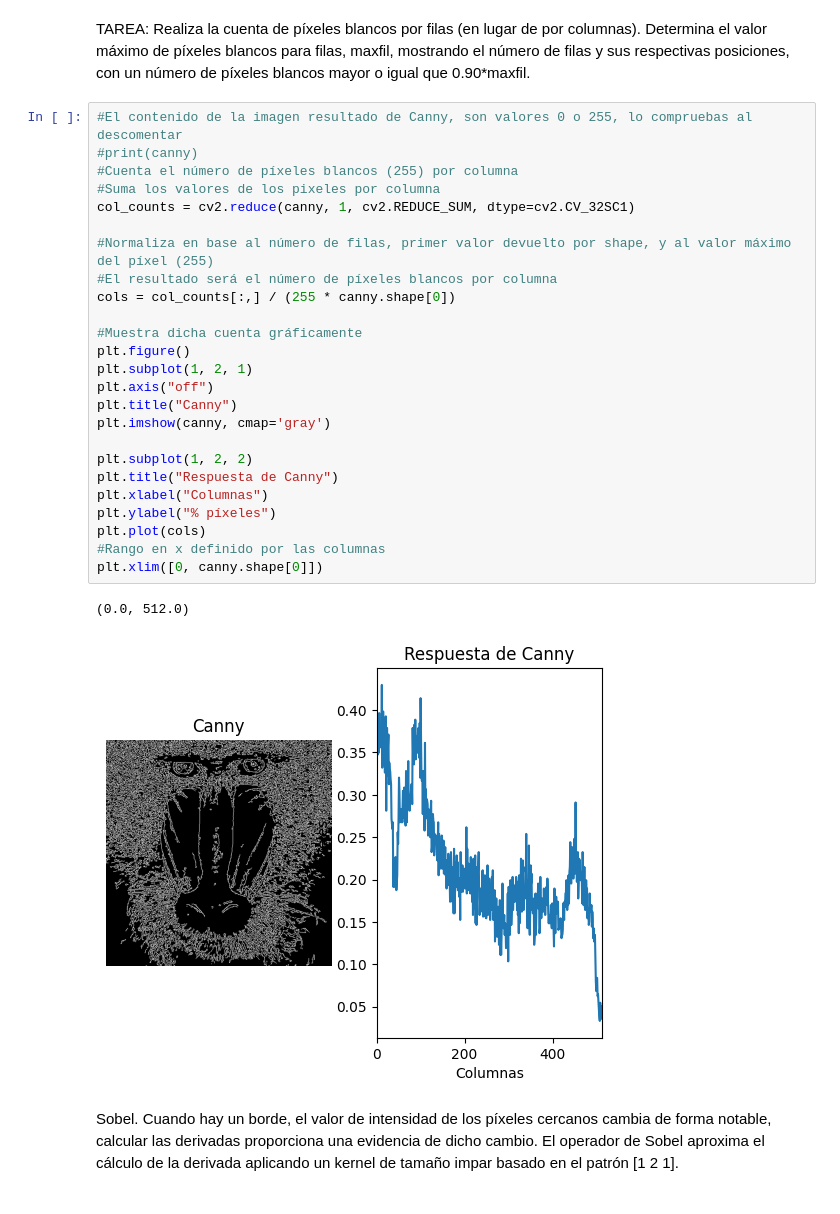
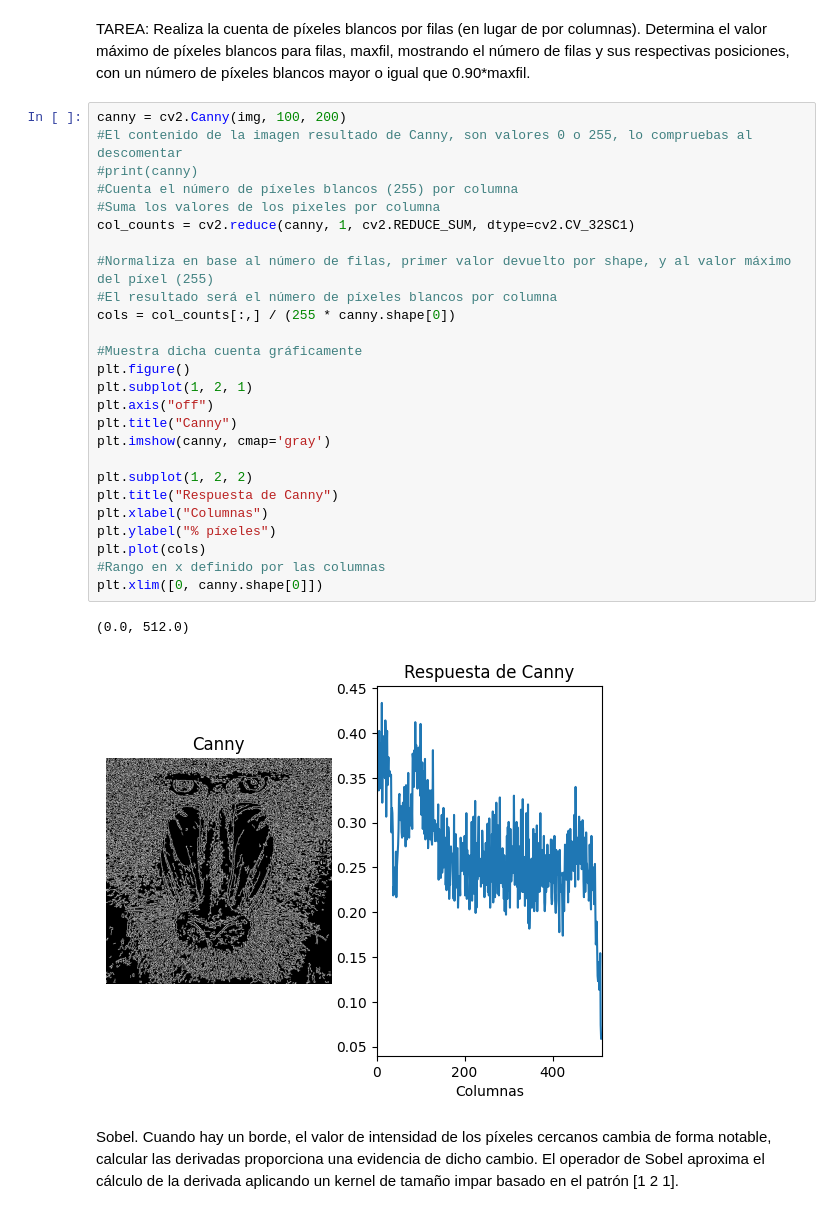
Before and after one commit to lumusa2design/Computer-Visualization, a Jupyter notebook: P2/VC_P2.ipynb, the cells around one changed output. Drawn from its saved outputs; the diff is of its cells as text.

```diff
--- a/P2/VC_P2.ipynb
+++ b/P2/VC_P2.ipynb
@@ -41,33 +41,34 @@ else:
 # %% [markdown]
 TAREA: Realiza la cuenta de píxeles blancos por filas (en lugar de por columnas). Determina el valor máximo de píxeles blancos para filas, maxfil, mostrando el número de filas y sus respectivas posiciones, con un número de píxeles blancos mayor o igual que 0.90*maxfil.
 # %%
+canny = cv2.Canny(img, 100, 200)
 #El contenido de la imagen resultado de Canny, son valores 0 o 255, lo compruebas al descomentar
 #print(canny)
 #Cuenta el número de píxeles blancos (255) por columna
 #Suma los valores de los pixeles por columna
 col_counts = cv2.reduce(canny, 1, cv2.REDUCE_SUM, dtype=cv2.CV_32SC1)
 
 #Normaliza en base al número de filas, primer valor devuelto por shape, y al valor máximo del píxel (255)
 #El resultado será el número de píxeles blancos por columna
 cols = col_counts[:,] / (255 * canny.shape[0])
 
 #Muestra dicha cuenta gráficamente
 plt.figure()
 plt.subplot(1, 2, 1)
 plt.axis("off")
 plt.title("Canny")
 plt.imshow(canny, cmap='gray')
 
 plt.subplot(1, 2, 2)
 plt.title("Respuesta de Canny")
 plt.xlabel("Columnas")
 plt.ylabel("% píxeles")
 plt.plot(cols)
 #Rango en x definido por las columnas
 plt.xlim([0, canny.shape[0]])
 # %% [output]
 (0.0, 512.0)
-[figure, old version]
+[figure, new version]
 # %% [markdown]
 Sobel. Cuando hay un borde, el valor de intensidad de los píxeles cercanos cambia de forma notable, calcular las derivadas proporciona una evidencia de dicho cambio. El operador de Sobel aproxima el cálculo de la derivada aplicando un kernel de tamaño impar basado en el patrón [1 2 1].
 # %%
```
